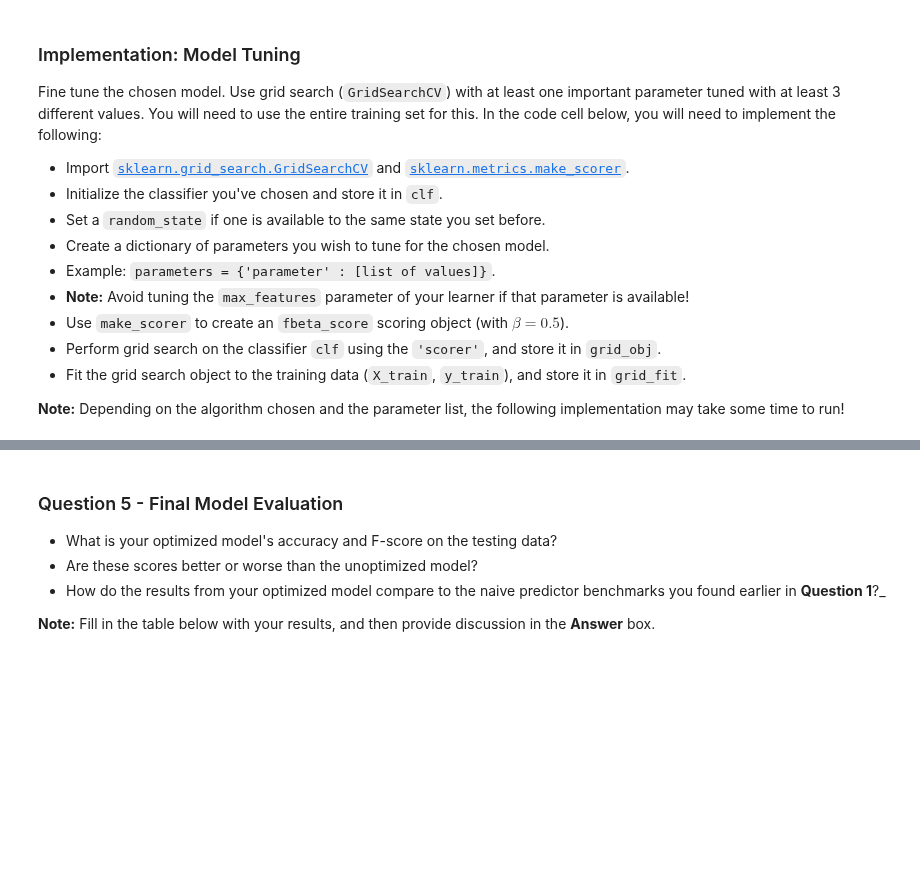
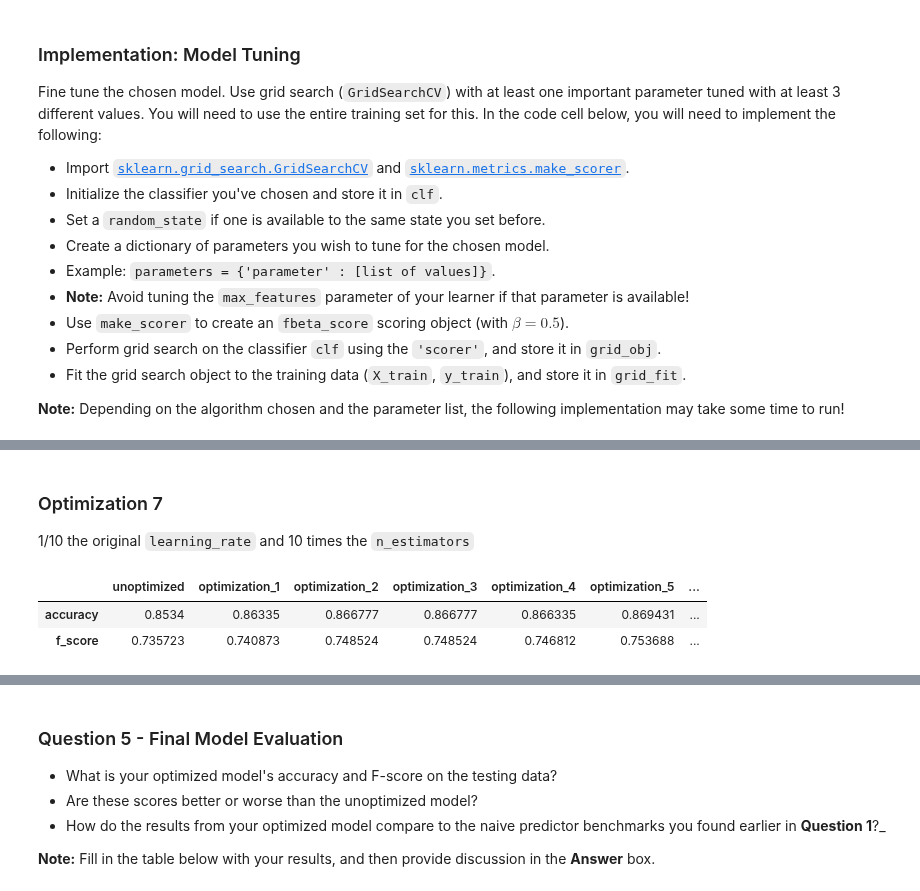
Before and after one commit to raduenuca/finding_donors, a Jupyter notebook: finding_donors.ipynb, the cells around one changed output, grey strips where cells are left out. Cells and saved outputs as stored; diff of their text form; code cells hidden in the pictures; blank space fills up the shorter version.

````diff
--- a/finding_donors.ipynb
+++ b/finding_donors.ipynb
@@ -516,0 +769,29 @@ print(f"Final F-score on the testing data: {fbeta_score(y_test, best_predictions
+# %% [markdown]
+### Optimization 7
+1/10 the original ```learning_rate``` and 10 times the ```n_estimators```
+# %%
+clf_test_7 = best_model['optimization_6']['estimator']
+clf_test_7.set_params(learning_rate=0.01, n_estimators=400)
+
+clf_test_7 = clf_test_7.fit(X_train, y_train)
+
+# Make predictions using the unoptimized and model
+predictions_test_7 = clf_test_7.predict(X_test)
+
+best_model["optimization_7"] = {"estimator": clone(clf_test_7),
+                                "accuracy": accuracy_score(y_test, predictions_test_7),
+                                "f_score": fbeta_score(y_test, predictions_test_7, beta = 0.5)}
+
+# Report the before-and-afterscores
+#print("Optimized model 6\n------")
+#print(f"Accuracy score on testing data: {accuracy_score(y_test, predictions_test_6):.4f}")
+#print(f"F-score on testing data: {fbeta_score(y_test, predictions_test_6, beta = 0.5):.4f}")
+#print("\nOptimized Model 7\n------")
+#print(f"Final accuracy score on the testing data: {accuracy_score(y_test, predictions_test_7):.4f}")
+#print(f"Final F-score on the testing data: {fbeta_score(y_test, predictions_test_7, beta = 0.5):.4f}")
+
+pd.DataFrame.from_dict(best_model).drop('estimator')
+# %% [output]
+|  | unoptimized | optimization_1 | optimization_2 | optimization_3 | optimization_4 | optimization_5 | ... |
+| accuracy | 0.8534 | 0.86335 | 0.866777 | 0.866777 | 0.866335 | 0.869431 | ... |
+| f_score | 0.735723 | 0.740873 | 0.748524 | 0.748524 | 0.746812 | 0.753688 | ... |
````
Also changed, not shown: parts of 25 cells of this notebook.
